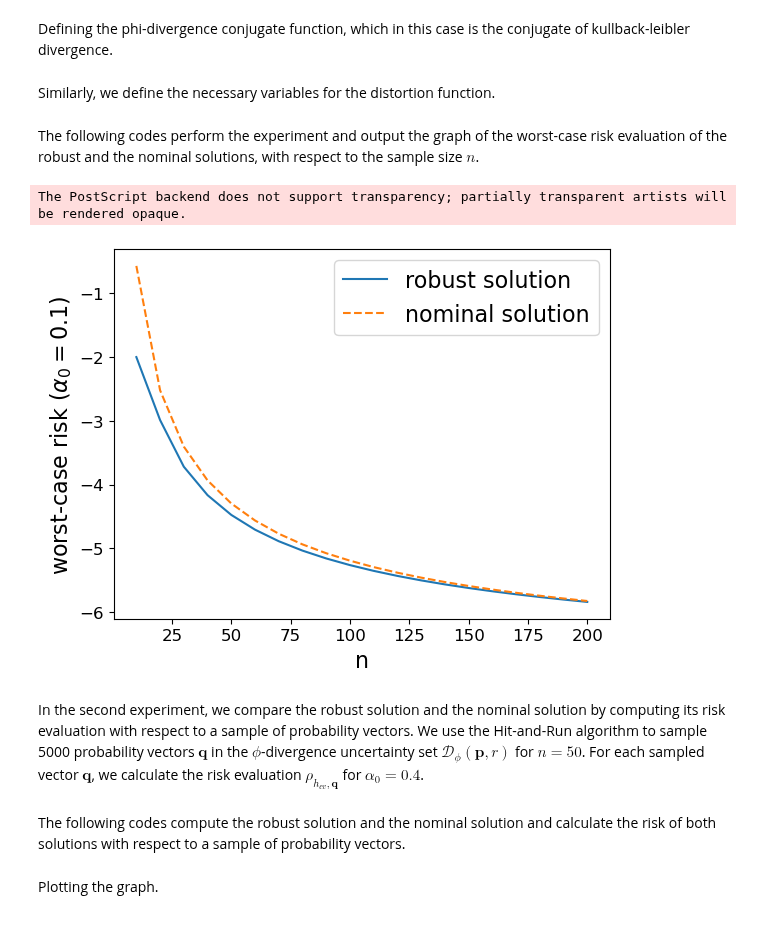
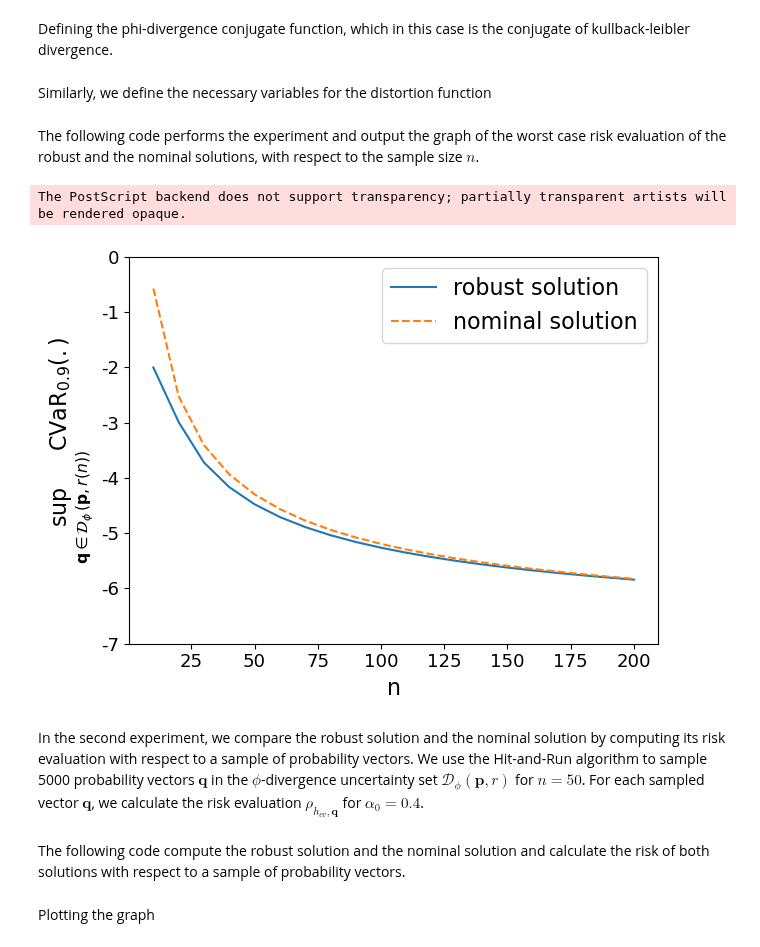
Before and after one commit to GuanJinNL/Robust_Optimization_Risk_Measures, a Jupyter notebook: Single_Item_Newsvendor.ipynb, the cells around one changed output. Drawn from its saved outputs; the diff is of its cells as text; code cells hidden in the pictures.

```diff
--- a/Single_Item_Newsvendor.ipynb
+++ b/Single_Item_Newsvendor.ipynb
@@ -202,7 +202,7 @@ phi_dot = 1
 ### Number of realisations of the demand d, which determines the phi-divergence radius
 m = len(d)
 # %% [markdown]
-Similarly, we define the necessary variables for the distortion function.
+Similarly, we define the necessary variables for the distortion function
 # %%
 ### the conjugate of the h function writte in its epigraph representation
 h_conj = hf.h_cvar_conj
@@ -211,7 +211,7 @@ h_eva = hf.h_cvar_eva
 ### the epigraph of the h function
 h_func = hf.h_cvar_cut
 ### parameter of the h function, in the h_cv case, this is the quantile parameter
-par = 0.4
+par = 0.1
 
 ### making all the subsets of {1,...,m} except the empty set and the whole set.
 psets = list(powerset(list(range(m))))
@@ -220,28 +220,34 @@ for i in range(1,len(psets)):
 psets = psets[1:(len(psets)-1)]
 sets = psets
 # %% [markdown]
-The following codes perform the experiment and output the graph of the worst-case risk evaluation of the robust and the nominal solutions, with respect to the sample size $n$.
+The following code performs the experiment and output the graph of the worst case risk evaluation of the robust and the nominal solutions, with respect to the sample size $n$.
 # %%
 nsize = np.arange(10,210,10)
 L = len(nsize)
 wcrisk_rob = np.zeros(L)
 wcrisk_nom = np.zeros(L)
 for i in range(L):
     r = phi_dot/(2*nsize[i])*scipy.stats.chi2.ppf(0.95, m-1)
     wcrisk_rob[i] = RC_newsvendor_riskmin(sets,p,d,r,par,par_news,phi_conj, h_conj)[1]
     res_nom = nominal_solve(sets,p,d,par,par_news, h_eva)[0]
     wcrisk_nom[i] = robustcheck_newsvendor(res_nom,d,r,p,par,par_news,h_func, phi_func)[0]
 plt.plot(nsize, wcrisk_rob, label = 'robust solution')
 plt.plot(nsize, wcrisk_nom,'--', label = 'nominal solution')
 plt.xlabel('n', fontsize = 16)
-plt.ylabel(r'worst-case risk ($\alpha_0=0.1$)', fontsize = 16)
-plt.xticks(fontsize=12)  # Set font size for x-axis tick labels
-plt.yticks(fontsize=12)
-plt.legend(fontsize = 16)
-plt.savefig('s_news01.eps', format = 'eps')
+plt.ylabel(r'$\sup_{\mathbf{q}\in \mathcal{D}_{\phi}(\mathbf{p},r(n))}\mathrm{CVaR}_{0.9}(.)$', fontsize = 16)
+plt.xticks(fontsize=13)  # Set font size for x-axis tick labels
+y_min, y_max = plt.gca().get_ylim()
+y_ticks = np.arange(np.floor(y_min), np.ceil(y_max) + 1, 1)  # Ensure only integer ticks
+plt.gca().set_yticks(y_ticks)
+plt.gca().set_yticklabels([int(tick) for tick in y_ticks], fontsize=13)
+
+
+plt.legend(fontsize=16)
+plt.tight_layout()
+plt.savefig('s_news01.eps', format='eps')
 # %% [output]
 The PostScript backend does not support transparency; partially transparent artists will be rendered opaque.
-[figure, old version]
+[figure, new version]
 # %% [markdown]
 In the second experiment, we compare the robust solution and the nominal solution by computing its risk evaluation with respect to a sample of probability vectors. We use the Hit-and-Run algorithm to sample 5000 probability vectors $\mathbf{q}$ in the $\phi$-divergence uncertainty set $\mathcal{D}_{\phi}(\mathbf{p},r)$ for $n=50$. For each sampled vector $\mathbf{q}$, we calculate the risk evaluation $\rho_{h_{cv},\mathbf{q}}$ for $\alpha_0=0.4$.
 # %%
@@ -270,7 +276,7 @@ r = phi_dot/(2*n)*scipy.stats.chi2.ppf(0.95, m-1)
 ### simulating the probability vectors in the phi-divergence uncertainty set
 prob = hr.hit_and_run(p,phi.kb_eva,r,1,5000)
 # %% [markdown]
-The following codes compute the robust solution and the nominal solution and calculate the risk of both solutions with respect to a sample of probability vectors.
+The following code compute the robust solution and the nominal solution and calculate the risk of both solutions with respect to a sample of probability vectors.
 # %%
 ### computing the robust solution
 news_result = RC_newsvendor_riskmin(sets,p,d,r,par,par_news,phi_conj, h_conj)
@@ -285,7 +291,7 @@ for i in range(l):
     risk_rob[i] = nominal_risk(news_result[0],d,prob[i],par,par_news, h_eva)
     risk_nonrob[i] = nominal_risk(news_nom_result[0],d,prob[i],par,par_news, h_eva)
 # %% [markdown]
-Plotting the graph.
+Plotting the graph
 # %%
 data1 = {'robust solution':risk_rob, 'nominal solution': risk_nonrob}
 dt1 = pd.DataFrame(data = data1)
```
Also changed, not shown: parts of 8 cells of this notebook, 2 other files.
